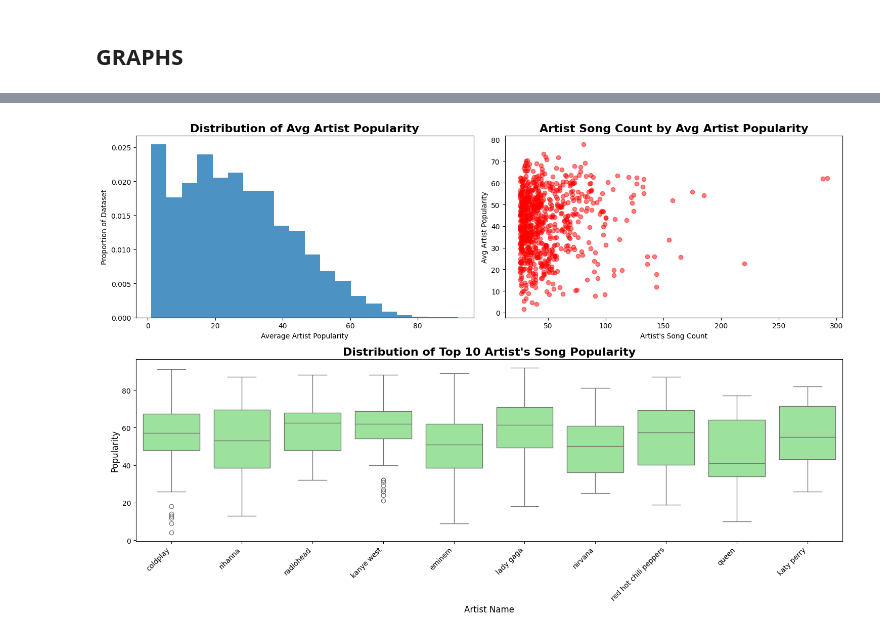
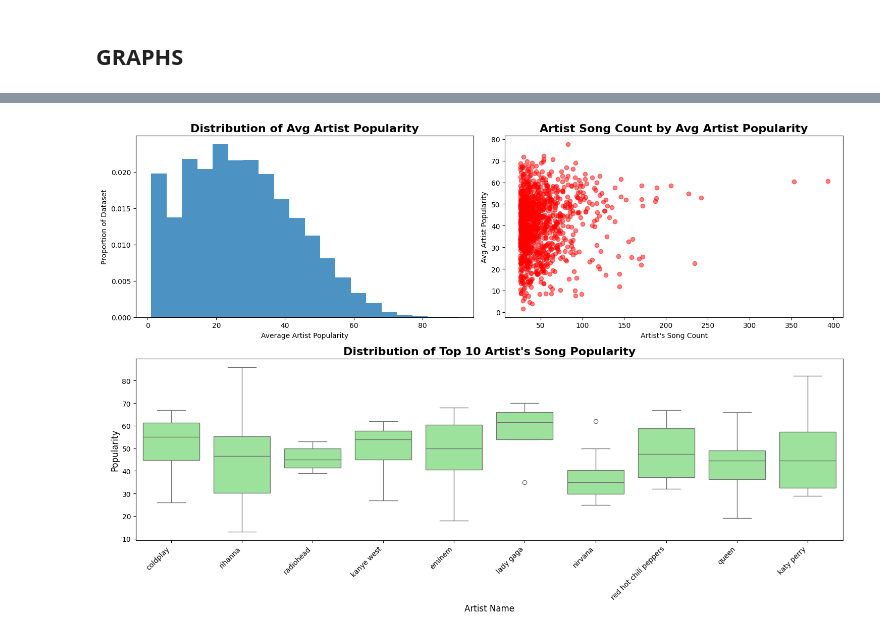
Before and after one commit to spennyfinn/Spotify_ETL_Project, a Jupyter notebook: notebooks/music_data_analysis.ipynb, the cells around one changed output, grey strips where cells are left out. Saved outputs shown, nothing was run; the diff lists cells and outputs as text; code cells hidden in the pictures.

```diff
--- a/notebooks/music_data_analysis.ipynb
+++ b/notebooks/music_data_analysis.ipynb
@@ -305,6 +354,10 @@ artist_agg= songs.groupby('artist_id').agg({'popularity': ['mean', 'std', 'max',
 artist_agg.columns = ['artist_id', 'avg_popularity', 'popularity_std', 'max_popularity', 'min_popularity',
 'avg_song_age', 'avg_artist_listeners', 'avg_engagement_ratio', 'avg_duration_minutes', 'song_count', 'first_release', 'latest_release', 'avg_release_year']
 print(artist_agg.describe())
+
+popularity_threshold = artists["artist_popularity"].quantile(0.9)
+artists = artists.assign(is_a_top_10_pct=lambda df: df["artist_popularity"] >= popularity_threshold)
+
 artists=artists.merge(artist_agg, how='left', on= 'artist_id')
 display(artists)
 # %% [output]
@@ -340,0 +450,3 @@ max         2026.000000
+# %%
+artists = artists.merge(artist_top_genres[['has_top_genre', 'artist_id']], on='artist_id', how='left')
+display(artists.sample(10))
@@ -459,4 +591,5 @@ all_data = song_artist_features.merge(albums, how='left', on='album_id')
 # %%
 
 data_filtered = remove_outliers(all_data)
+data_filtered = data_filtered[data_filtered['release_year']>= 1950]
 # %% [output]
@@ -486,19 +619,19 @@ Index(['song_id', 'song_name', 'artist_id_x', 'album_id', 'song_listeners',
 ## BREAKING DATA INTO FINAL TABLES
 # %%
 
-songs_final = all_data[[
+songs_final = data_filtered[[
     'song_id', 'song_name', 'artist_id_x', 'album_id', 'song_listeners',
     'duration_minutes', 'engagement_ratio', 'release_date', 'is_explicit',
     'popularity', 'track_number', 'engagement_efficiency', 'song_virality',
     'release_year', 'release_month', 'release_decade', 'release_season',
     'is_christmas_song', 'song_age_years', 'popularity_bins',
     'song_listeners_zscore', 'song_virality_zscore', 'popularity_zscore',
-    'song_age_years_zscore', 'duration_minutes_zscore', 'engagement_ratio_zscore'
+    'song_age_years_zscore', 'duration_minutes_zscore', 'engagement_ratio_zscore', 'is_top_10_pct'
 ]].drop_duplicates('song_id').rename(columns={'artist_id_x': 'artist_id'})
 
 
-artists_final = all_data[[
-    'artist_id_x', 'artist_name', 'on_tour', 'total_listeners', 'total_playcount','plays_per_listener',
+artists_final = data_filtered[[
+    'artist_id_x', 'artist_name', 'on_tour', 'total_listeners', 'total_playcount','plays_per_listener', 'artist_popularity', 'artist_followers',
     'avg_popularity_x', 'popularity_std_x', 'max_popularity_x','min_popularity_x', 'avg_song_age', 'avg_artist_listeners', 'avg_engagement_ratio',
     'avg_duration_minutes', 'song_count', 'first_release', 'latest_release', 'avg_release_year'
 ]].drop_duplicates('artist_id_x').rename(columns={
@@ -510,14 +643,14 @@ artists_final = all_data[[
 })
 
 
-audio_features_final = all_data[[
+audio_features_final = data_filtered[[
     'song_id', 'bpm', 'energy', 'spectral_centroid', 'zero_crossing_rate',
     'danceability', 'harmonic_ratio', 'percussive_ratio', 'audio_complexity',
     'harmonic_balance', 'dance_energy_index', 'danceability_zscore', 'energy_zscore','spectral_centroid_zscore', 'zero_crossing_rate_zscore', 'bpm_zscore'
 ]].drop_duplicates('song_id')
 
 
-albums_final = all_data[[
+albums_final = data_filtered[[
     'album_id', 'album_title', 'artist_id_y', 'album_type', 'album_total_tracks',
     'created_at', 'updated_at', 'avg_popularity_y', 'popularity_std_y',
     'max_popularity_y', 'min_popularity_y', 'album_release_year'
@@ -625,37 +779,37 @@ ax3= plt.subplot2grid((2,2),(1,0), colspan=2)
 
 
 
-ax1.hist(artists['avg_popularity'], bins=20, alpha=.8, density=True)
+ax1.hist(artists_final['avg_popularity'], bins=20, alpha=.8, density=True)
 ax1.set_xlabel('Average Artist Popularity', fontsize=10)
 ax1.set_ylabel("Proportion of Dataset", fontsize=10)
 ax1.set_title('Distribution of Avg Artist Popularity', fontsize=16, fontweight='bold' )
 
-artists_filtered=artists[artists['song_count']>25]
+artists_filtered=artists_final[artists_final['song_count']>25]
 song_count = artists_filtered['song_count']
 avg_pop =artists_filtered['avg_popularity']
 ax2.scatter(x= song_count, y=avg_pop, alpha=.5, color='red')
 ax2.set_xlabel("Artist's Song Count", fontsize=10)
 ax2.set_ylabel("Avg Artist Popularity", fontsize=10)
 ax2.set_title('Artist Song Count by Avg Artist Popularity', fontsize=16, fontweight='bold' )
 
 
 
 
 
-top_artists = artists.nlargest(10, 'total_listeners')
+top_artists = artists_final.nlargest(10, 'total_listeners')
 top_artist_names = top_artists['artist_name'].tolist()
-songs_top_artists = songs[songs['artist_id'].isin(top_artists)]
-songs_artists=top_artists.merge(songs, on='artist_id', how='left')
+songs_top_artists = songs_final[songs_final['artist_id'].isin(top_artists)]
+songs_artists=top_artists.merge(songs_final, on='artist_id', how='left')
 
 sns.boxplot(data=songs_artists, x='artist_name', y='popularity', ax=ax3, color='lightgreen')
 
 ax3.set_xticklabels(ax3.get_xticklabels(), rotation=45, ha='right')
 ax3.set_xlabel('Artist Name', fontsize=12)
 ax3.set_ylabel("Popularity", fontsize=12)
 ax3.set_title("Distribution of Top 10 Artist's Song Popularity", fontsize=16, fontweight='bold' )
 
 
 plt.tight_layout()
 plt.show()
 # %% [output]
-[figure, old version]
+[figure, new version]
```
Also changed, not shown: parts of 44 cells of this notebook, 14 other files.
